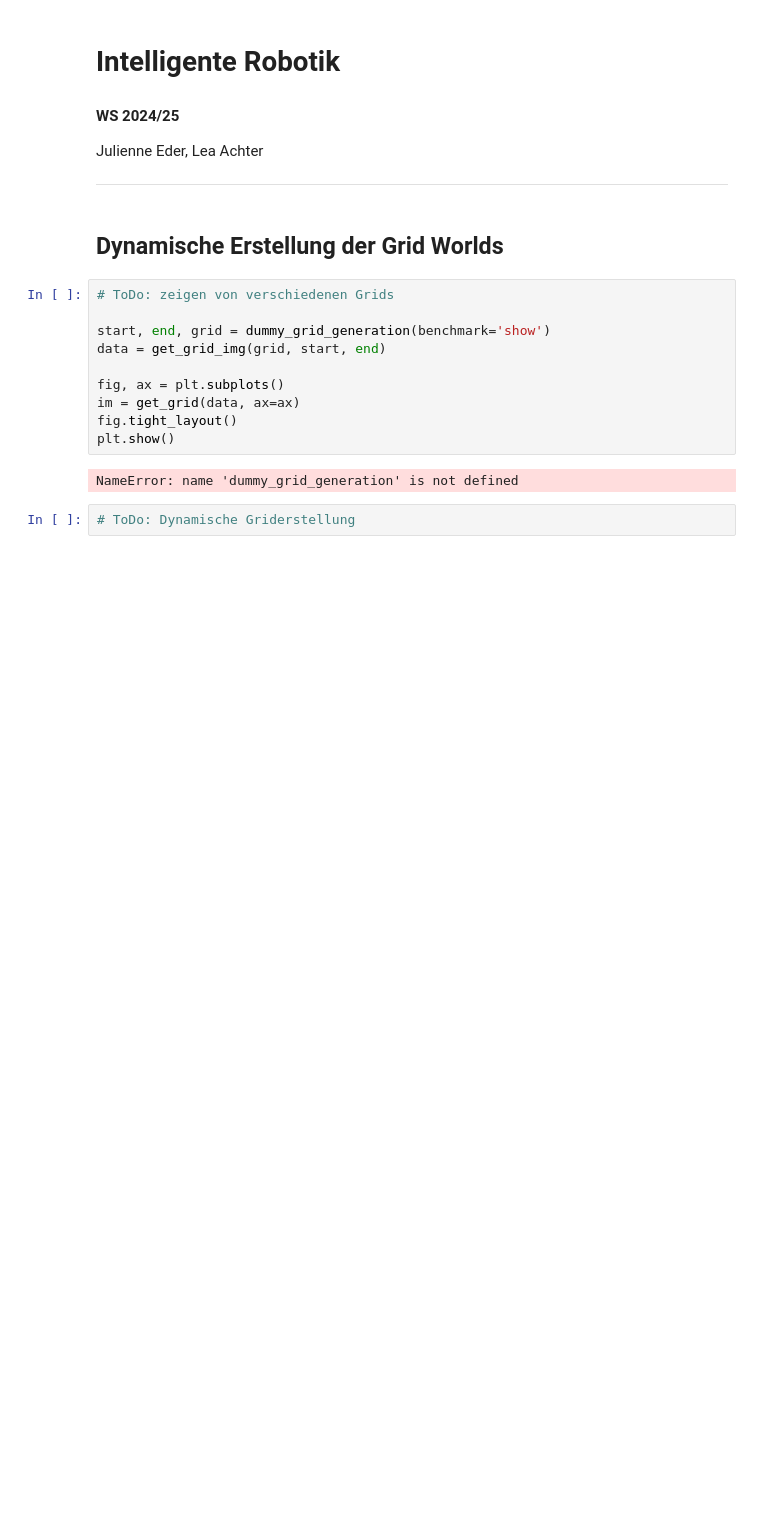
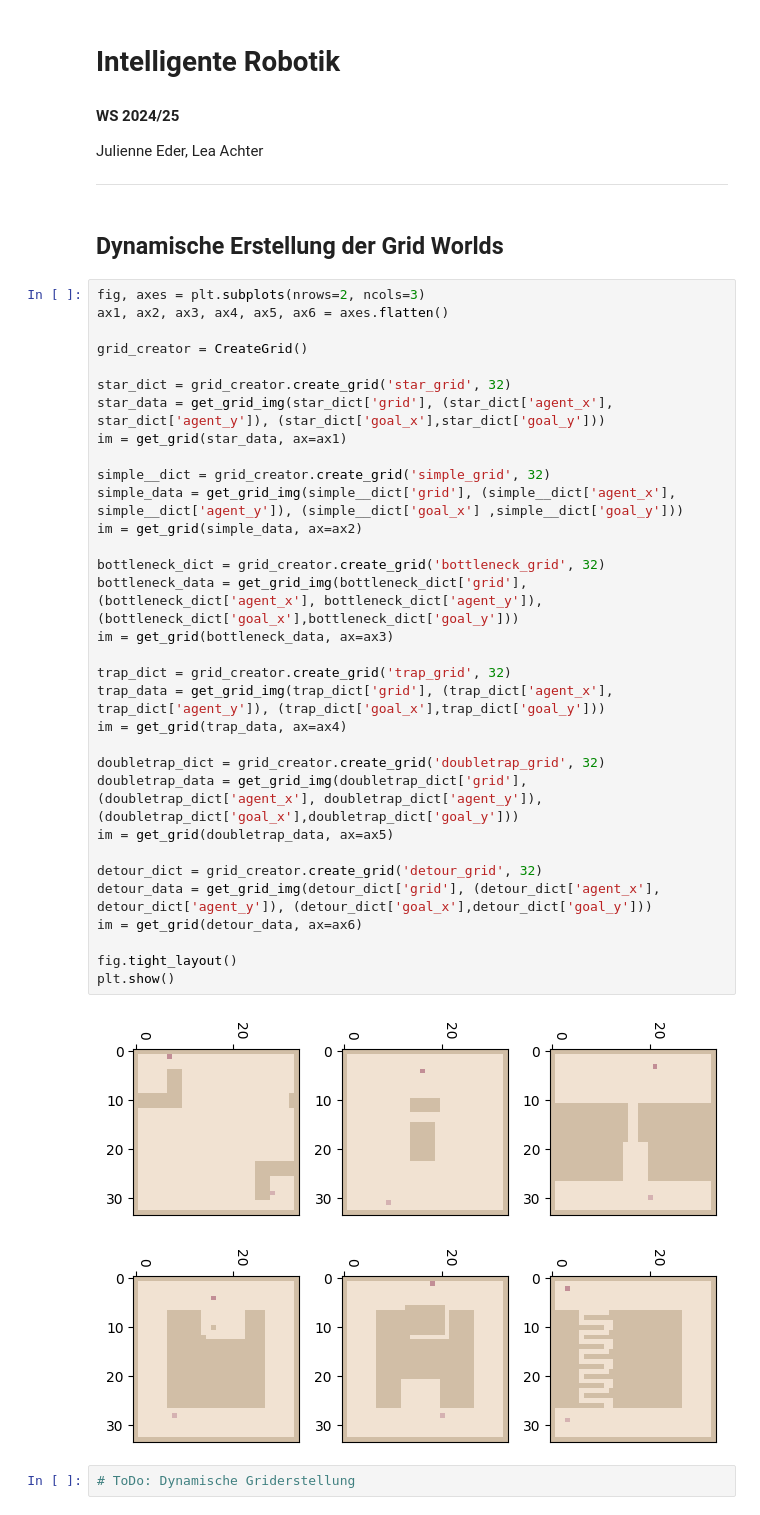
Before and after one commit to laelien8er/Robotik_projekt, a Jupyter notebook: Abgabe/_IR_Achter_Eder.ipynb, the cells around one changed output. Cells and saved outputs as stored; diff of their text form; blank space fills up the shorter version.

```diff
--- a/Abgabe/_IR_Achter_Eder.ipynb
+++ b/Abgabe/_IR_Achter_Eder.ipynb
@@ -19,17 +22,39 @@ Julienne Eder, Lea Achter
 # %% [markdown]
 ## Dynamische Erstellung der Grid Worlds
 # %%
-# ToDo: zeigen von verschiedenen Grids
+fig, axes = plt.subplots(nrows=2, ncols=3)
+ax1, ax2, ax3, ax4, ax5, ax6 = axes.flatten()
 
-start, end, grid = dummy_grid_generation(benchmark='show')
-data = get_grid_img(grid, start, end)
+grid_creator = CreateGrid()
 
-fig, ax = plt.subplots()
-im = get_grid(data, ax=ax)
+star_dict = grid_creator.create_grid('star_grid', 32)
+star_data = get_grid_img(star_dict['grid'], (star_dict['agent_x'], star_dict['agent_y']), (star_dict['goal_x'],star_dict['goal_y']))
+im = get_grid(star_data, ax=ax1)
+
+simple__dict = grid_creator.create_grid('simple_grid', 32)
+simple_data = get_grid_img(simple__dict['grid'], (simple__dict['agent_x'], simple__dict['agent_y']), (simple__dict['goal_x'] ,simple__dict['goal_y']))
+im = get_grid(simple_data, ax=ax2)
+
+bottleneck_dict = grid_creator.create_grid('bottleneck_grid', 32)
+bottleneck_data = get_grid_img(bottleneck_dict['grid'], (bottleneck_dict['agent_x'], bottleneck_dict['agent_y']), (bottleneck_dict['goal_x'],bottleneck_dict['goal_y']))
+im = get_grid(bottleneck_data, ax=ax3)
+
+trap_dict = grid_creator.create_grid('trap_grid', 32)
+trap_data = get_grid_img(trap_dict['grid'], (trap_dict['agent_x'], trap_dict['agent_y']), (trap_dict['goal_x'],trap_dict['goal_y']))
+im = get_grid(trap_data, ax=ax4)
+
+doubletrap_dict = grid_creator.create_grid('doubletrap_grid', 32)
+doubletrap_data = get_grid_img(doubletrap_dict['grid'], (doubletrap_dict['agent_x'], doubletrap_dict['agent_y']), (doubletrap_dict['goal_x'],doubletrap_dict['goal_y']))
+im = get_grid(doubletrap_data, ax=ax5)
+
+detour_dict = grid_creator.create_grid('detour_grid', 32)
+detour_data = get_grid_img(detour_dict['grid'], (detour_dict['agent_x'], detour_dict['agent_y']), (detour_dict['goal_x'],detour_dict['goal_y']))
+im = get_grid(detour_data, ax=ax6)
+
 fig.tight_layout()
 plt.show()
 # %% [output]
-NameError: name 'dummy_grid_generation' is not defined
+[figure, added]
 # %%
 # ToDo: Dynamische Griderstellung
 # %% [markdown]
```
Also changed, not shown: parts of 13 cells of this notebook, 7 other files.
